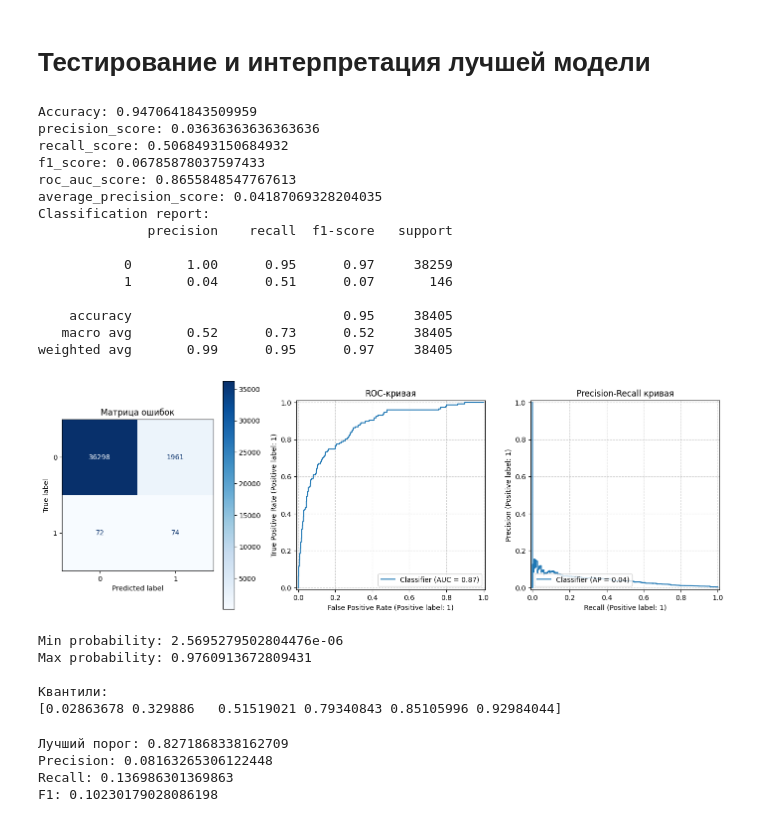
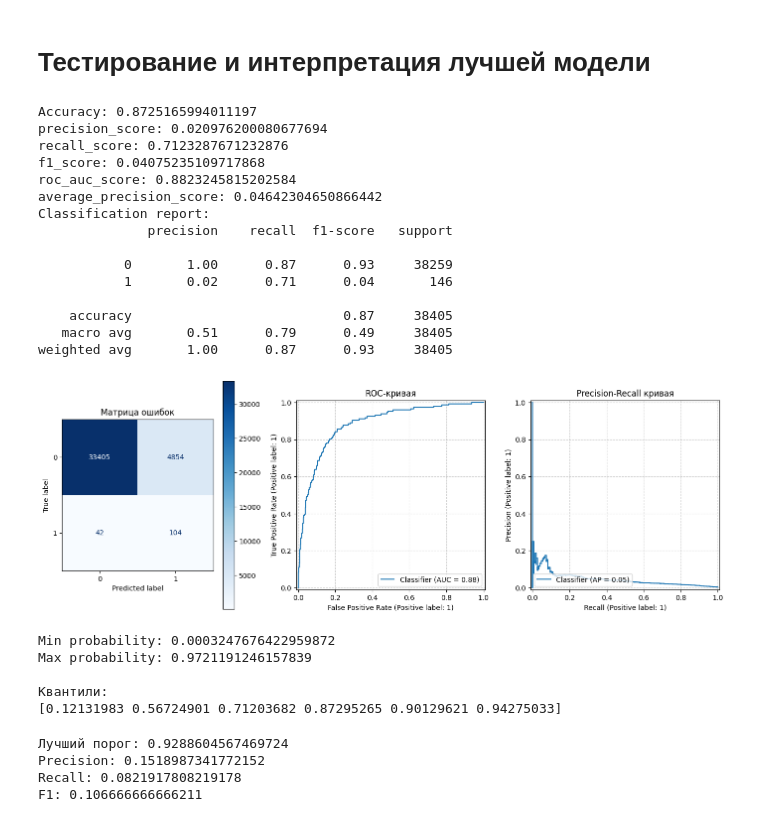
Before and after one commit to VadimTTT/credit_scoring, a Jupyter notebook: explore.ipynb, the cells around one changed output. Saved outputs shown, nothing was run; the diff lists cells and outputs as text; code cells hidden in the pictures.

```diff
--- a/explore.ipynb
+++ b/explore.ipynb
@@ -400,13 +400,13 @@ for df in [x_train, x_val, x_test]:
 Для устранения подобных несоответствий все категориальные признаки были приведены к нижнему регистру. Дополнительно были удалены лишние пробелы в начале и конце строк.
 Данная процедура позволяет избежать появления искусственно различных категорий.
 # %%
-# строим препроцессор
+# строю препроцессор
 from sklearn.compose import ColumnTransformer
 from sklearn.pipeline import Pipeline
 from sklearn.impute import SimpleImputer
 from sklearn.preprocessing import OneHotEncoder, RobustScaler
 
-num_transformer = Pipeline([('imputer', SimpleImputer(strategy='median')), ('scaler', RobustScaler())])
+num_transformer = Pipeline([('imputer', SimpleImputer(strategy='median', add_indicator=True)), ('scaler', RobustScaler())])
 
 cat_transformer = Pipeline([('imputer', SimpleImputer(strategy='constant', fill_value='unknown')),
                                 ('encoder', OneHotEncoder(handle_unknown='ignore'))])
@@ -565,7 +576,7 @@ weighted avg       1.00      1.00      0.99      9153
 from catboost import CatBoostClassifier
 
 
-cat_preprocessor = ColumnTransformer([('num', SimpleImputer(strategy='median'), numeric_features),
+cat_preprocessor = ColumnTransformer([('num', 'passthrough', numeric_features),
                                       ('cat', SimpleImputer(strategy='constant', fill_value='unknown'), categorical_features)])
 
 
@@ -810,29 +838,29 @@ X_test_clean = pd.DataFrame(
     columns=numeric_features + categorical_features
 )
 # %%
-y_pred_cb_last = catboost_model.predict(X_test_clean)
-y_proba_cb_last = catboost_model.predict_proba(X_test_clean)[:, 1]
+y_pred_cb_last = best_cb.predict(X_test_clean)
+y_proba_cb_last = best_cb.predict_proba(X_test_clean)[:, 1]
 
 plot_tests.test_plot_cm_roc_pr(y_test, y_pred_cb_last, y_proba_cb_last)
 # %% [output]
-Accuracy: 0.9470641843509959
-precision_score: 0.03636363636363636
-recall_score: 0.5068493150684932
-f1_score: 0.06785878037597433
-roc_auc_score: 0.8655848547767613
-average_precision_score: 0.04187069328204035
+Accuracy: 0.8725165994011197
+precision_score: 0.020976200080677694
+recall_score: 0.7123287671232876
+f1_score: 0.04075235109717868
+roc_auc_score: 0.8823245815202584
+average_precision_score: 0.04642304650866442
 Classification report:
               precision    recall  f1-score   support
 
-           0       1.00      0.95      0.97     38259
-           1       0.04      0.51      0.07       146
+           0       1.00      0.87      0.93     38259
+           1       0.02      0.71      0.04       146
 
-    accuracy                           0.95     38405
-   macro avg       0.52      0.73      0.52     38405
-weighted avg       0.99      0.95      0.97     38405
+    accuracy                           0.87     38405
+   macro avg       0.51      0.79      0.49     38405
+weighted avg       1.00      0.87      0.93     38405
-[figure, old version]
+[figure, new version]
 # %%
-# дополнительно изучаю возможные пороги
+# дополнительно изучаю пороги
 import numpy as np
 
 print('Min probability:', y_proba_cb_last.min())
@@ -841,11 +869,11 @@ print('Max probability:', y_proba_cb_last.max())
 print('\nКвантили:')
 print(np.quantile(y_proba_cb_last, [0.5, 0.9, 0.95, 0.99, 0.995, 0.999]))
 # %% [output]
-Min probability: 2.5695279502804476e-06
-Max probability: 0.9760913672809431
+Min probability: 0.0003247676422959872
+Max probability: 0.9721191246157839
 
 Квантили:
-[0.02863678 0.329886   0.51519021 0.79340843 0.85105996 0.92984044]
+[0.12131983 0.56724901 0.71203682 0.87295265 0.90129621 0.94275033]
 # %%
 from sklearn.metrics import precision_recall_curve
 
@@ -862,10 +890,10 @@ print("Precision:", precision[best_idx])
 print("Recall:", recall[best_idx])
 print("F1:", f1[best_idx])
 # %% [output]
-Лучший порог: 0.8271868338162709
-Precision: 0.08163265306122448
-Recall: 0.136986301369863
-F1: 0.10230179028086198
+Лучший порог: 0.9288604567469724
+Precision: 0.1518987341772152
+Recall: 0.0821917808219178
+F1: 0.106666666666211
 # %%
 # важность признаков + shap
 import shap
```
Also changed, not shown: parts of 19 cells of this notebook.
